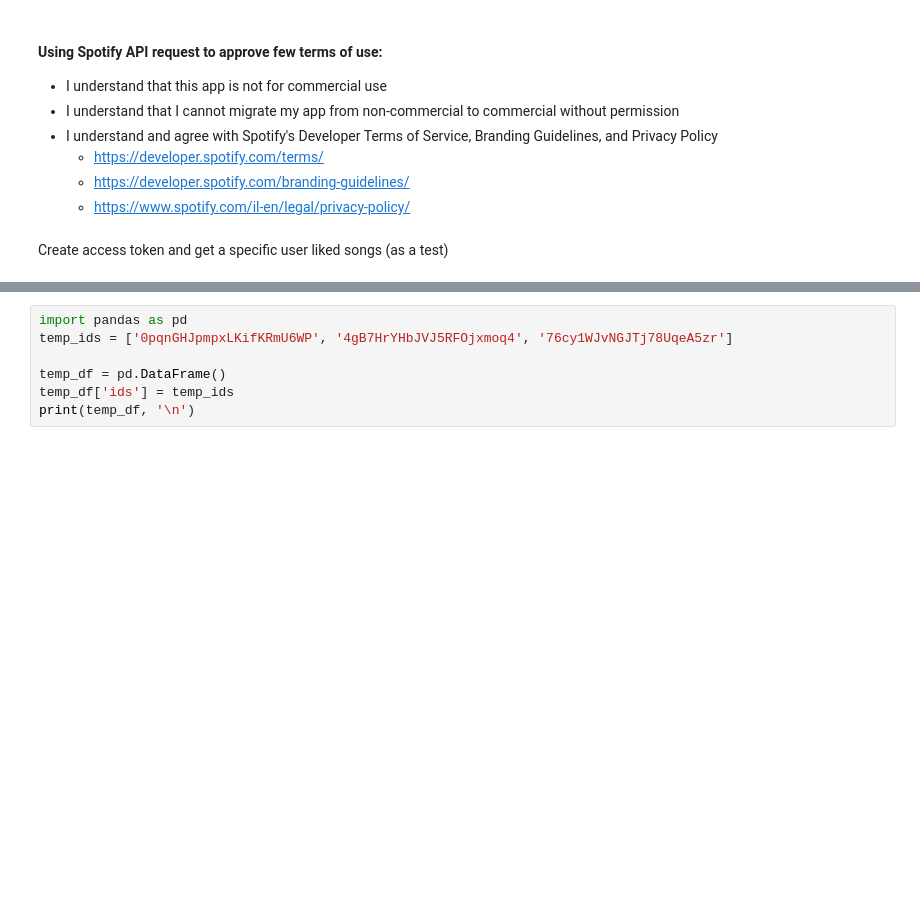
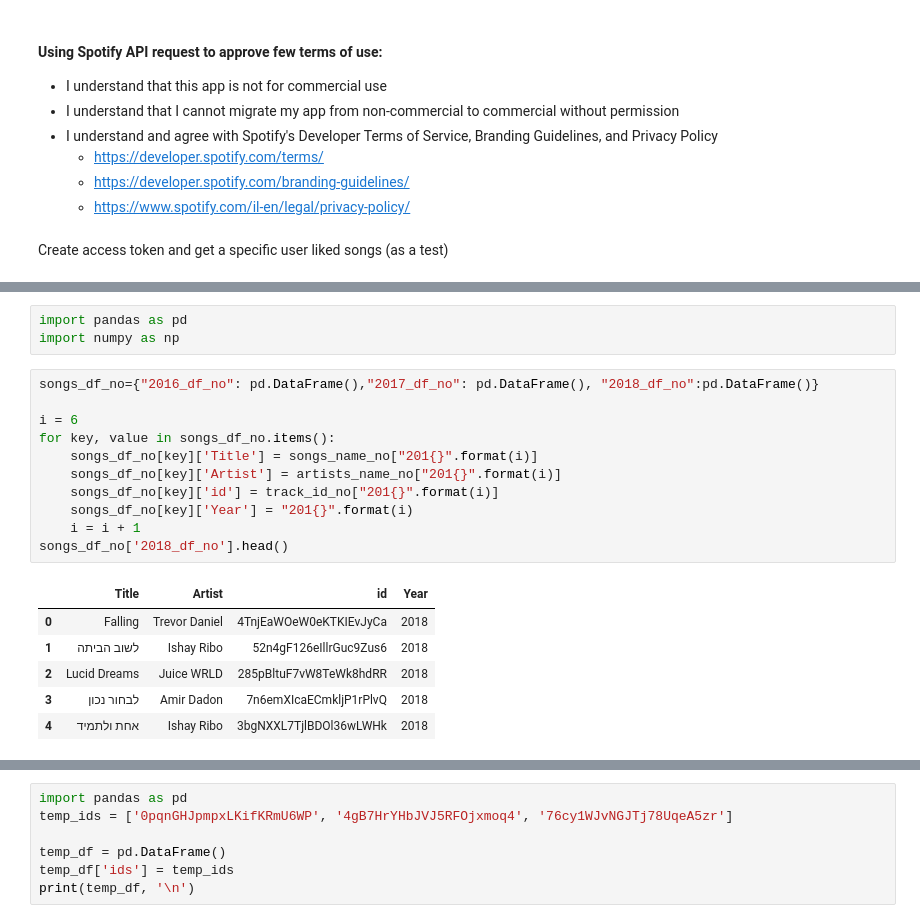
Before and after one commit to makaralis/Music-Project, a Jupyter notebook: FinalProject/getDataFromSpotify.ipynb, the cells around one changed output, grey strips where cells are left out. Saved outputs shown, nothing was run; the diff lists cells and outputs as text; blank space fills up the shorter version.

```diff
--- a/FinalProject/getDataFromSpotify.ipynb
+++ b/FinalProject/getDataFromSpotify.ipynb
@@ -78,0 +106,21 @@ We had the option to include 'popularity' column but as it's an updated data to
+# %%
+import pandas as pd
+import numpy as np
+# %%
+songs_df_no={"2016_df_no": pd.DataFrame(),"2017_df_no": pd.DataFrame(), "2018_df_no":pd.DataFrame()}
+
+i = 6
+for key, value in songs_df_no.items():
+    songs_df_no[key]['Title'] = songs_name_no["201{}".format(i)]
+    songs_df_no[key]['Artist'] = artists_name_no["201{}".format(i)]
+    songs_df_no[key]['id'] = track_id_no["201{}".format(i)]
+    songs_df_no[key]['Year'] = "201{}".format(i)
+    i = i + 1
+songs_df_no['2018_df_no'].head()
+# %% [output]
+|  | Title | Artist | id | Year |
+| 0 | Falling | Trevor Daniel | 4TnjEaWOeW0eKTKIEvJyCa | 2018 |
+| 1 | לשוב הביתה | Ishay Ribo | 52n4gF126eIllrGuc9Zus6 | 2018 |
+| 2 | Lucid Dreams | Juice WRLD | 285pBltuF7vW8TeWk8hdRR | 2018 |
+| 3 | לבחור נכון | Amir Dadon | 7n6emXIcaECmkljP1rPlvQ | 2018 |
+| 4 | אחת ולתמיד | Ishay Ribo | 3bgNXXL7TjlBDOl36wLWHk | 2018 |
```
Also changed, not shown: parts of 15 cells of this notebook.
